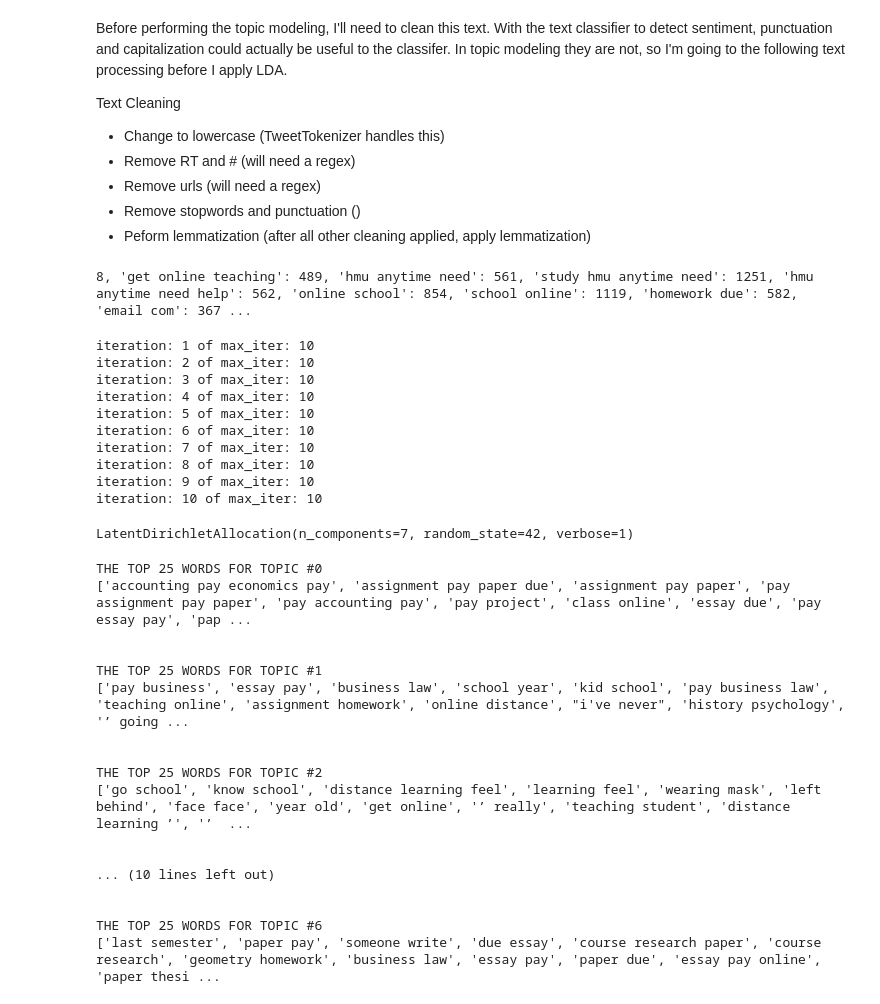
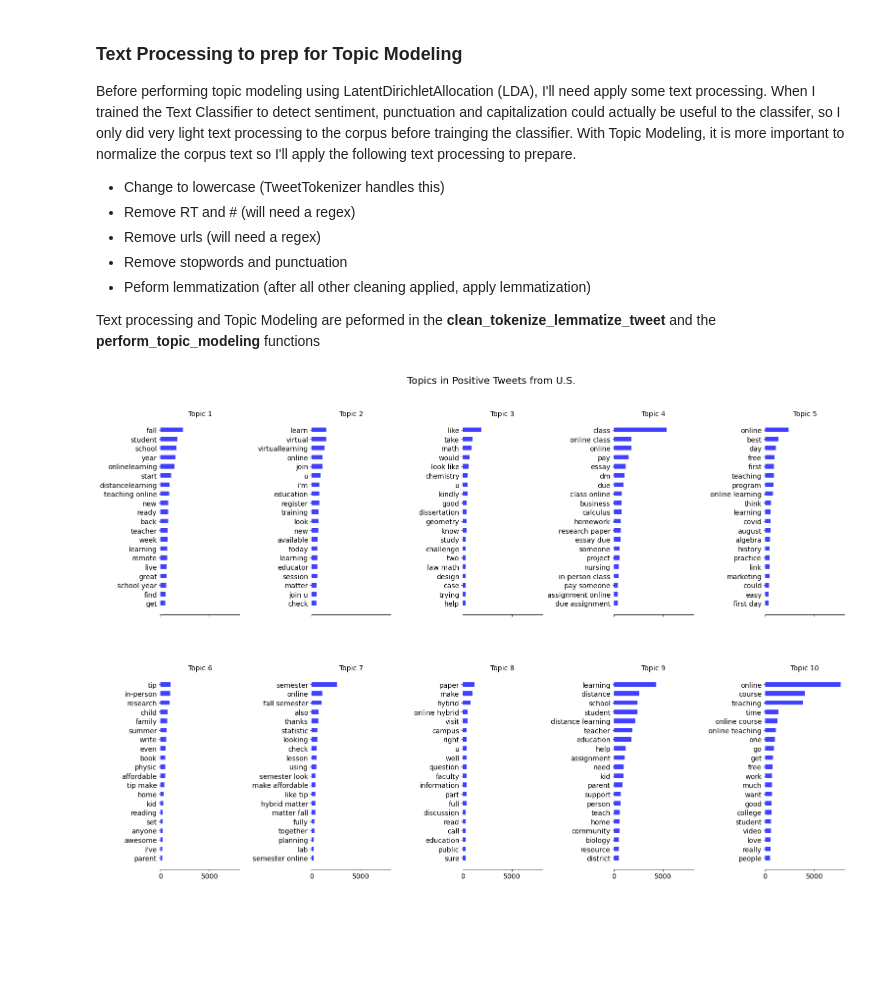
Before and after one commit to lspope/capstone, a Jupyter notebook: code/corpus_eda.ipynb, the cells around one changed output. Cells and saved outputs as stored; diff of their text form; code cells hidden in the pictures; blank space fills up the shorter version.

Commit message:
topic modeling for US, Southeast, and Alabama pos/neg/neu tweets

```diff
--- a/code/corpus_eda.ipynb
+++ b/code/corpus_eda.ipynb
@@ -77,55 +115,25 @@ gen_us_sentiment_series = split_content_by_sentiment(general_usa_tweets)
+# %%
+vetted_usa_tweets = pd.read_csv('../data/vetted_usa_tweets.csv')
+southeast_tweets = vetted_usa_tweets[vetted_usa_tweets['region'] == 'Southeast']
+alabama_tweets = southeast_tweets[southeast_tweets['loc_state'] == 'AL']
+# %%
+entire_us_sentiment_series = split_content_by_sentiment(vetted_usa_tweets)
+se_sentiment_series = split_content_by_sentiment(southeast_tweets)
+alabama_sentiment_series = split_content_by_sentiment(alabama_tweets)
 # %% [markdown]
-Before performing the topic modeling, I'll need to clean this text.
-With the text classifier to detect sentiment, punctuation and capitalization could actually be useful to the classifer.
-In topic modeling they are not, so I'm going to the following text processing before I apply LDA.
+### Text Processing to prep for Topic Modeling
 
-Text Cleaning
+Before performing topic modeling using LatentDirichletAllocation (LDA), I'll need apply some text processing. When I trained the Text Classifier to detect sentiment, punctuation and capitalization could actually be useful to the classifer, so I only did very light text processing to the corpus before trainging the classifier. With Topic Modeling, it is more important to normalize the corpus text so I'll apply the following text processing to prepare.
+
 * Change to lowercase  (TweetTokenizer handles this)
 * Remove RT and # (will need a regex)
 * Remove urls (will need a regex)
-* Remove stopwords and punctuation ()
+* Remove stopwords and punctuation
 * Peform lemmatization (after all other cleaning applied, apply lemmatization)
+
+Text processing and Topic Modeling are peformed in the __clean_tokenize_lemmatize_tweet__ and the __perform_topic_modeling__ functions
-# %%
-cv = CountVectorizer(max_df=0.95, min_df=2, tokenizer=clean_tokenize_lemmatize_tweet, ngram_range=(2,4))
-lda = LatentDirichletAllocation(n_components=7, random_state=42, verbose=1)
-
-# Unsupervised learning...no need to do a test/train split here ;)
-dtm_ne = cv.fit_transform(w_sentiment_series[1])
-print(cv.vocabulary_)
-# %% [output]
-8, 'get online teaching': 489, 'hmu anytime need': 561, 'study hmu anytime need': 1251, 'hmu anytime need help': 562, 'online school': 854, 'school online': 1119, 'homework due': 582, 'email com': 367 ...
-# %%
-# This might take awhile if you are dealing with a large amount of documents!
-lda.fit(dtm_ne)
-# %% [output]
-iteration: 1 of max_iter: 10
-iteration: 2 of max_iter: 10
-iteration: 3 of max_iter: 10
-iteration: 4 of max_iter: 10
-iteration: 5 of max_iter: 10
-iteration: 6 of max_iter: 10
-iteration: 7 of max_iter: 10
-iteration: 8 of max_iter: 10
-iteration: 9 of max_iter: 10
-iteration: 10 of max_iter: 10
-LatentDirichletAllocation(n_components=7, random_state=42, verbose=1)
-# %%
-show_top_words_per_topic(topcount=25, fitted_lda=lda, count_vectorizer=cv)
-# %% [output]
-THE TOP 25 WORDS FOR TOPIC #0
-['accounting pay economics pay', 'assignment pay paper due', 'assignment pay paper', 'pay assignment pay paper', 'pay accounting pay', 'pay project', 'class online', 'essay due', 'pay essay pay', 'pap ...
-
-
-THE TOP 25 WORDS FOR TOPIC #1
-['pay business', 'essay pay', 'business law', 'school year', 'kid school', 'pay business law', 'teaching online', 'assignment homework', 'online distance', "i've never", 'history psychology', '’ going ...
-
-
-THE TOP 25 WORDS FOR TOPIC #2
-['go school', 'know school', 'distance learning feel', 'learning feel', 'wearing mask', 'left behind', 'face face', 'year old', 'get online', '’ really', 'teaching student', 'distance learning ’', '’  ...
-
-
-... (10 lines left out)
-
-
-THE TOP 25 WORDS FOR TOPIC #6
-['last semester', 'paper pay', 'someone write', 'due essay', 'course research paper', 'course research', 'geometry homework', 'business law', 'essay pay', 'paper due', 'essay pay online', 'paper thesi ...
+# %%
+# US-wide Positive topic
+perform_topic_modeling(content=entire_us_sentiment_series[0], topic_num=10, top_word_count=20, plot_title='Topics in Positive Tweets from U.S.')
+# %% [output]
+[figure, added]
```
Also changed, not shown: parts of 14 cells of this notebook.
